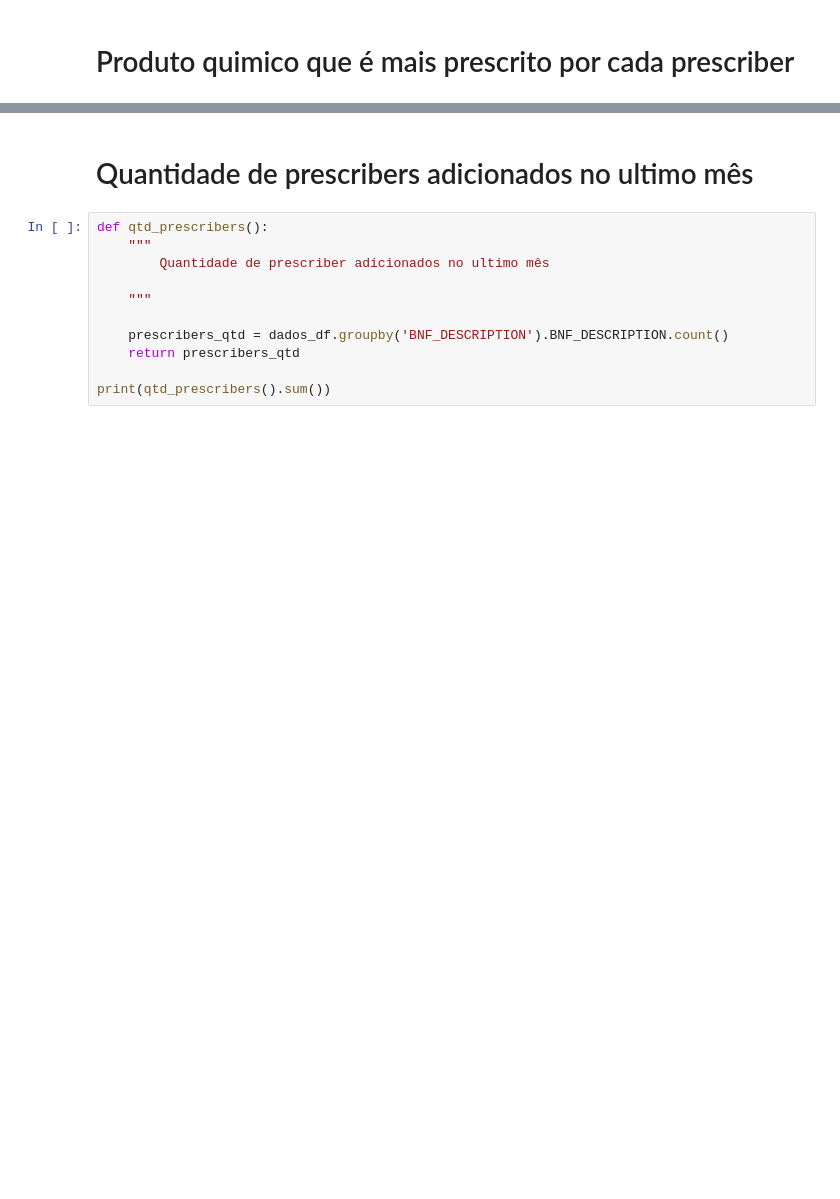
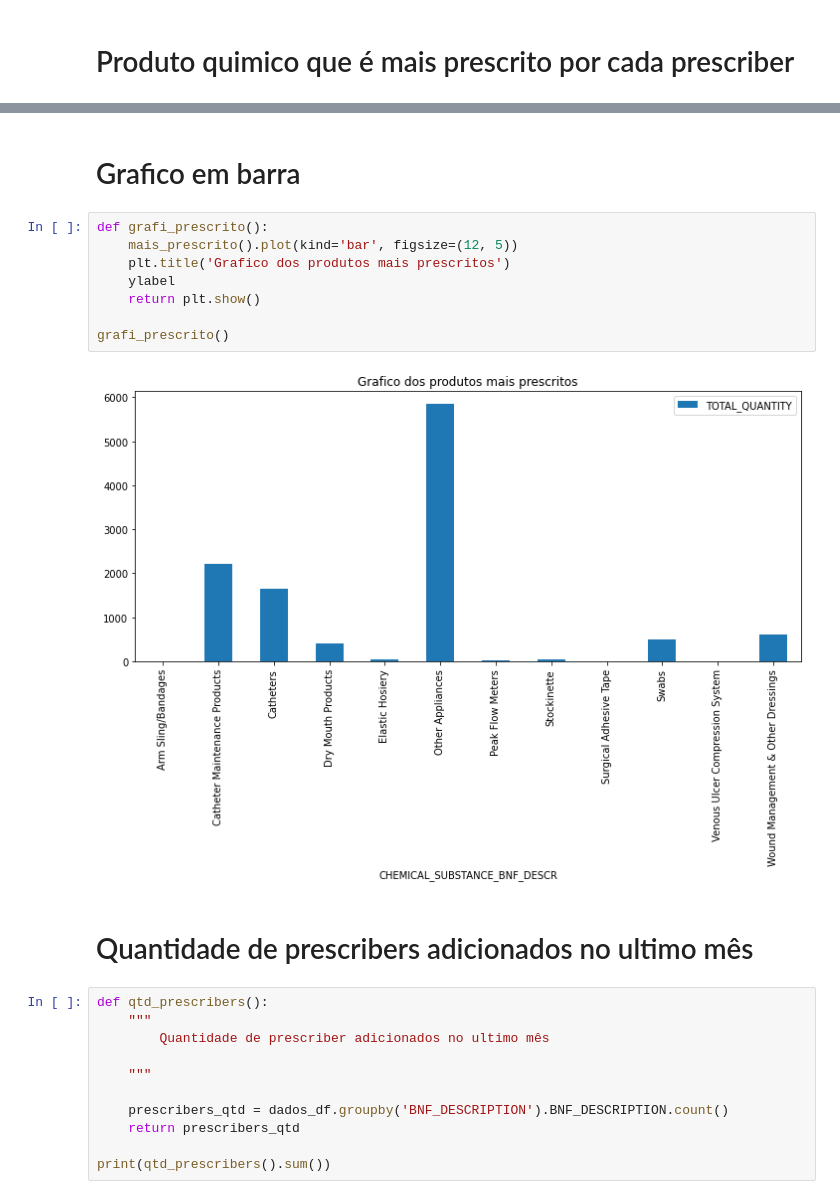
Before and after one commit to Dalerem/projeto, a Jupyter notebook: desafio.ipynb, the cells around one changed output, grey strips where cells are left out. Drawn from its saved outputs; the diff is of its cells as text; blank space fills up the shorter version.

```diff
--- a/desafio.ipynb
+++ b/desafio.ipynb
@@ -193,6 +215,18 @@ display(mais_prescrito().sort_values(by='TOTAL_QUANTITY', ascending=False))
 | Arm Sling/Bandages | 10.0 |
 | Surgical Adhesive Tape | 10.0 |
 | Venous Ulcer Compression System | 4.0 |
+# %% [markdown]
+# Grafico em barra
+# %%
+def grafi_prescrito():
+    mais_prescrito().plot(kind='bar', figsize=(12, 5))
+    plt.title('Grafico dos produtos mais prescritos')
+    ylabel
+    return plt.show()
+
+grafi_prescrito()
+# %% [output]
+[figure, added]
 # %% [markdown]
 # Quantidade de prescribers adicionados no ultimo mês
 # %%
```
Also changed, not shown: parts of 11 cells of this notebook.
